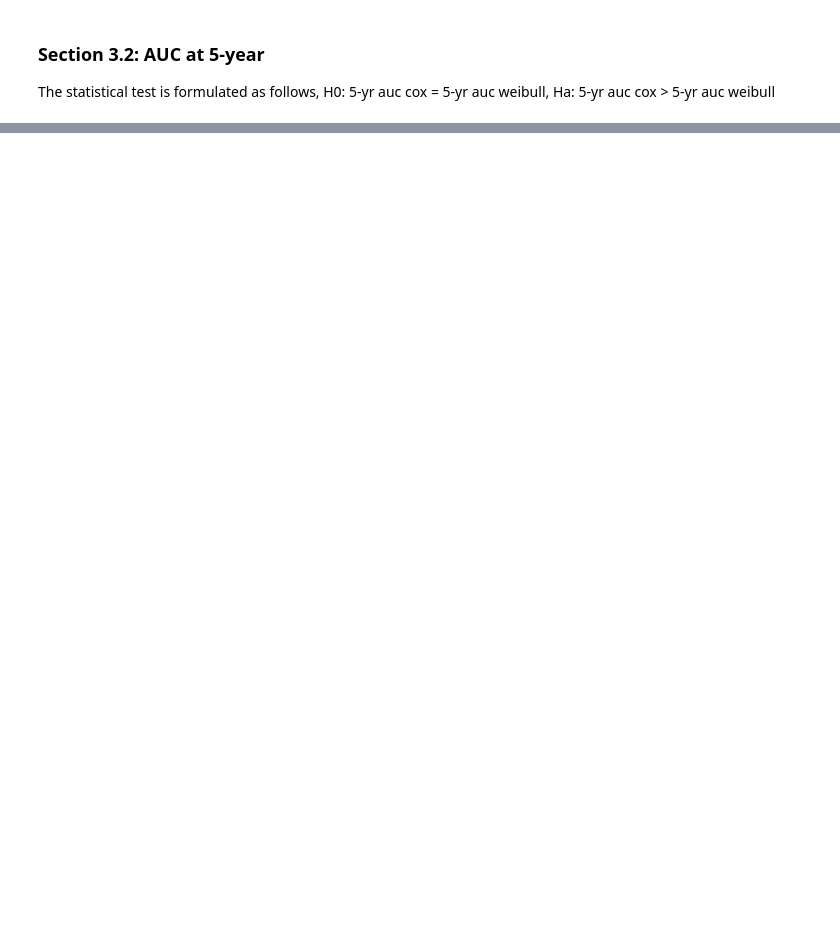
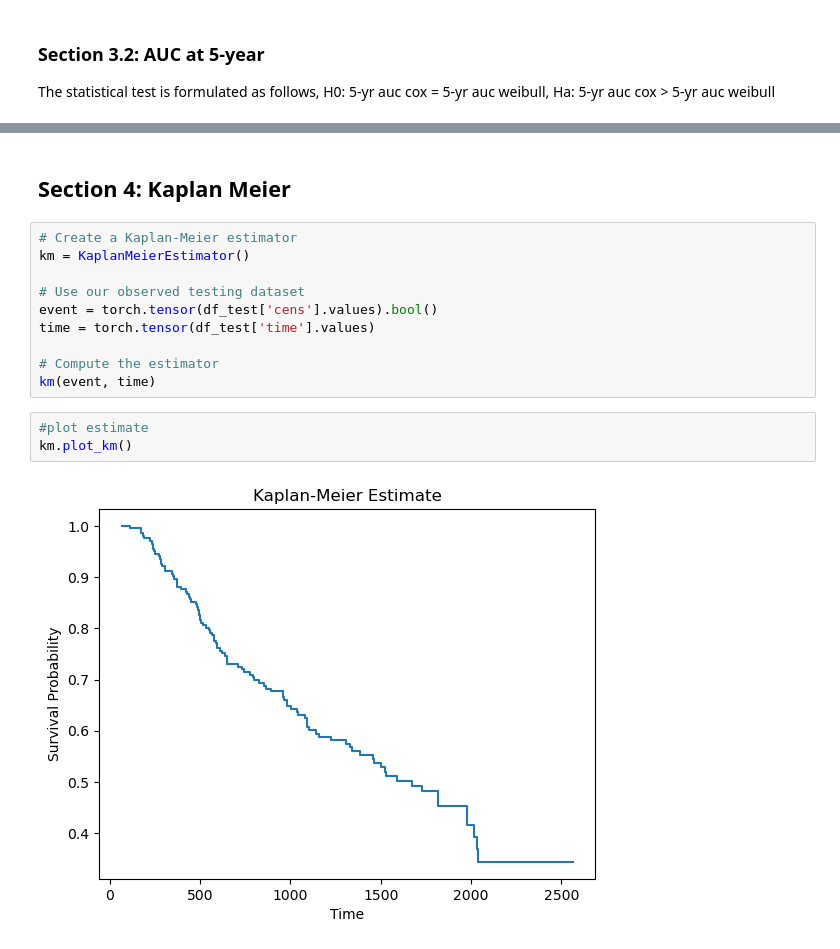
Before and after one commit to Novartis/torchsurv, a Jupyter notebook: docs/notebooks/introduction.ipynb, the cells around one changed output, grey strips where cells are left out. Cells and saved outputs as stored; diff of their text form; blank space fills up the shorter version.

Commit message:
removed lines, added plots

```diff
--- a/docs/notebooks/introduction.ipynb
+++ b/docs/notebooks/introduction.ipynb
@@ -447,0 +383,17 @@ p-value          = tensor([1.5964e-05])
+# %% [markdown]
+## Section 4: Kaplan Meier
+# %%
+# Create a Kaplan-Meier estimator
+km = KaplanMeierEstimator()
+
+# Use our observed testing dataset
+event = torch.tensor(df_test['cens'].values).bool()
+time = torch.tensor(df_test['time'].values)
+
+# Compute the estimator
+km(event, time)
+# %%
+#plot estimate
+km.plot_km()
+# %% [output]
+[figure, added]
```
Also changed, not shown: parts of 17 cells of this notebook, 1 other file.
